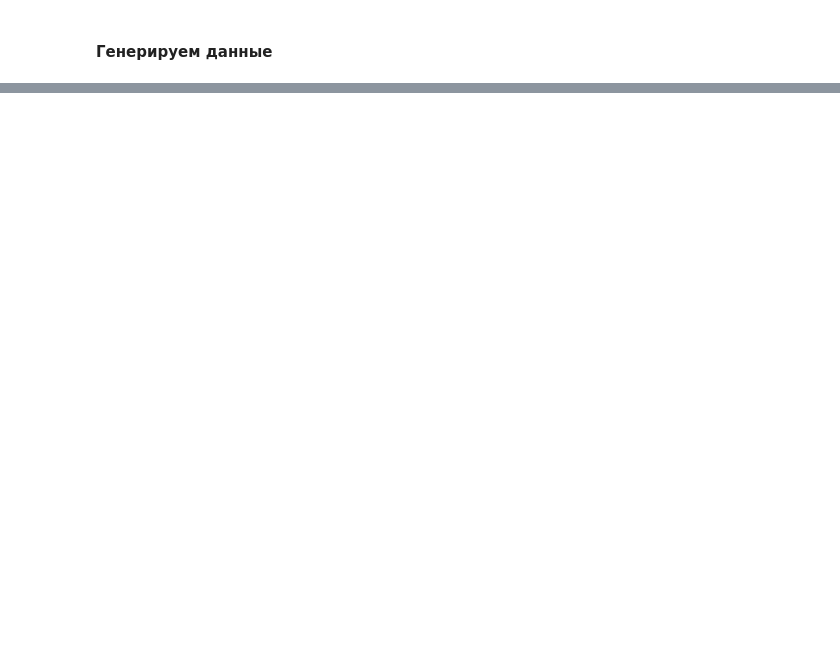
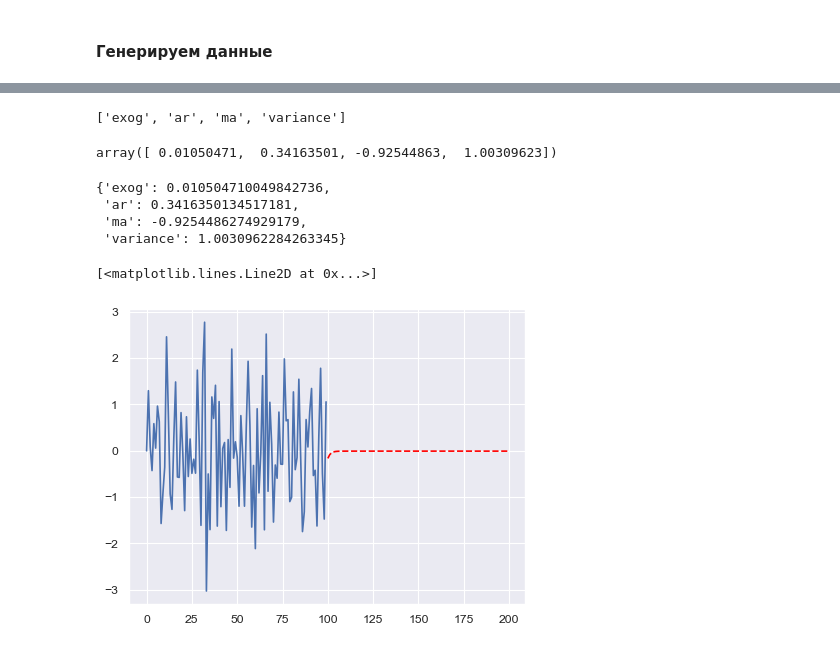
Before and after one commit to intsystems/2024-Project-125, a Jupyter notebook: code/notebooks/times.ipynb, the cells around one changed output, grey strips where cells are left out. Saved outputs shown, nothing was run; the diff lists cells and outputs as text; code cells hidden in the pictures; blank space fills up the shorter version.

```diff
--- a/code/notebooks/times.ipynb
+++ b/code/notebooks/times.ipynb
@@ -132,0 +180,17 @@ plt.plot(y)
+# %%
+results.param_terms
+# %% [output]
+['exog', 'ar', 'ma', 'variance']
+# %%
+results.params
+# %% [output]
+array([ 0.01050471,  0.34163501, -0.92544863,  1.00309623])
+# %%
+dct = {term: val for term, val in zip(results.param_terms, results.params)}
+# pd.DataFrame(dct)
+dct
+# %% [output]
+{'exog': 0.010504710049842736,
+ 'ar': 0.3416350134517181,
+ 'ma': -0.9254486274929179,
+ 'variance': 1.0030962284263345}
@@ -133,3 +206,11 @@ plt.plot(y)
+# %%
+grid = np.arange(200)
+fgrid = np.arange(100, 200)
+plt.plot(grid[:100], y[:100])
+plt.plot(grid[100:], forecasted, linestyle='--', color='red')
+# %% [output]
+[<matplotlib.lines.Line2D at 0x...>]
+[figure, added]
 # %%
 forecasted = np.zeros(y.size)
 for i in range(50, y.size):
```
Also changed, not shown: parts of 33 cells of this notebook, 9 other files.
